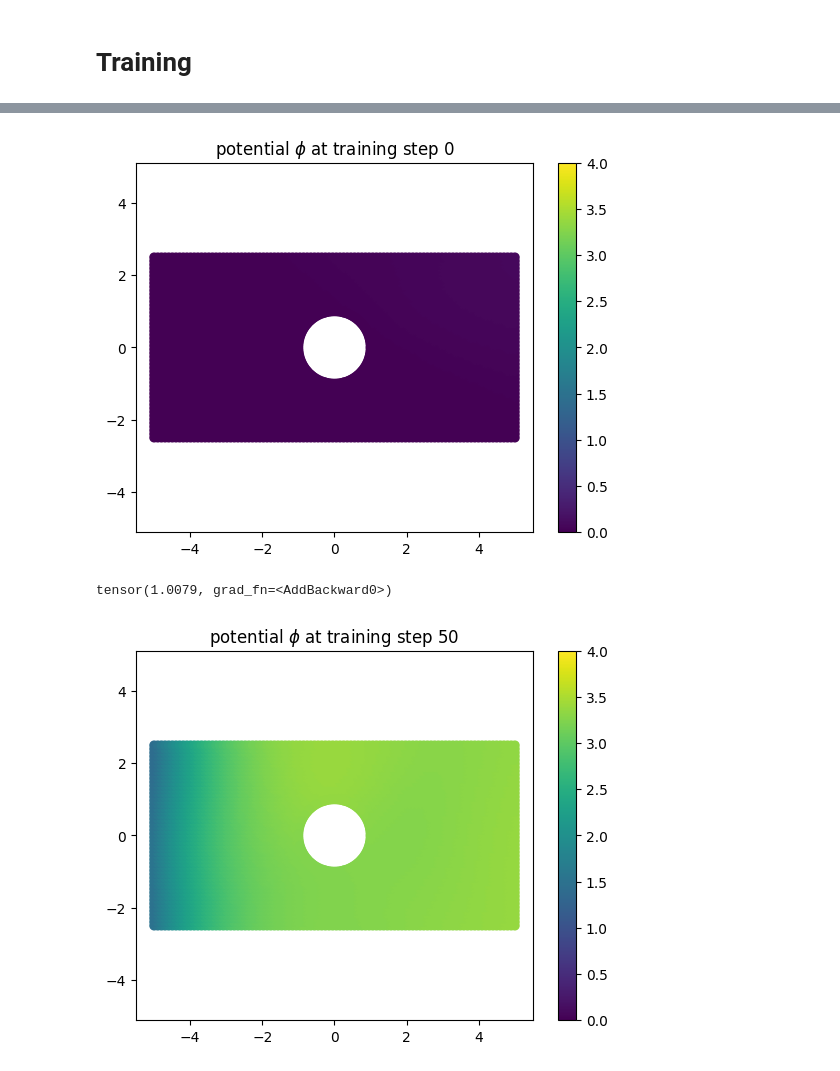
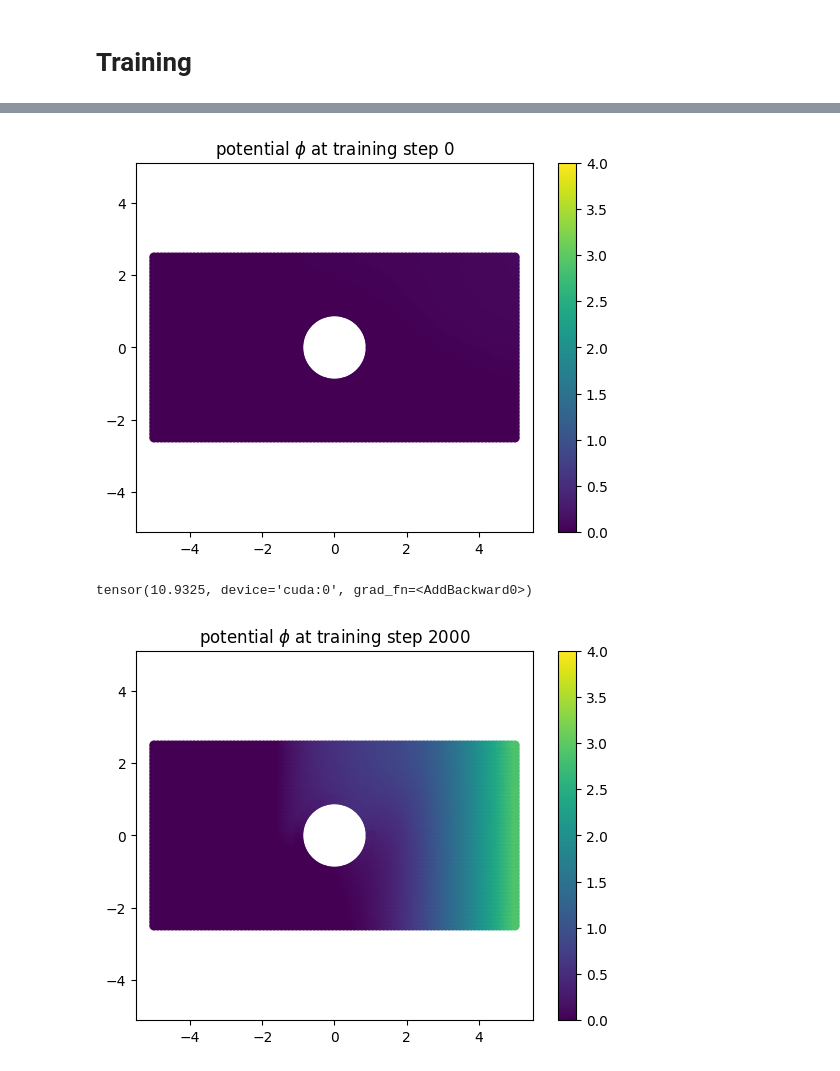
Before and after one commit to ahallback/DTU-PINN-project, a Jupyter notebook: 2D_Potential_Flow_Cylinder ahal.ipynb, the cells around one changed output, grey strips where cells are left out. Saved outputs shown, nothing was run; the diff lists cells and outputs as text; code cells hidden in the pictures.

Commit message:
Added scheduler and CUDA

```diff
--- a/2D_Potential_Flow_Cylinder ahal.ipynb
+++ b/2D_Potential_Flow_Cylinder ahal.ipynb
@@ -163,75 +158,112 @@ cylinder_normals.shape
 # %%
 normals_tensor = torch.tensor(-cylinder_normals, dtype=torch.float32)
+# %%
+# Move all to GPU if available.
+device = torch.device("cuda" if torch.cuda.is_available() else "cpu")
+
+physics_xys = physics_xys.to(device)
+
+normals_tensor = normals_tensor.to(device)
 # %%
-torch.manual_seed(123)
 
 # Define the architecture.
 pinn = FullyConnected(2, 64, 1)
+pinn.to(device)
 
 # Set optimizer
 optimizer = torch.optim.Adam(pinn.parameters(), lr=1e-3)
+scheduler = StepLR(optimizer, step_size=1000, gamma=0.95)
 
-nr_steps = 2001
+nr_steps = 50000
 
 inlet_velocity_x = 1.0
 inlet_velocity_y = 0.0
+
+outlet_velocity_x = 1.0
+outlet_velocity_y = 0.0
+
+lambda_in = 1
+lambda_out = 10
+lambda_pde = 1
+lambda_walls = 1
+lambda_cylinder = 1
+
+torch.manual_seed(123)
 
 # Training loop.
 for i in range(nr_steps):
     optimizer.zero_grad()
 
+
+
     # Get model predictions.
     pinn_pred = pinn(physics_xys)
 
-    grad_f = torch.autograd.grad(pinn_pred, physics_xys, grad_outputs=torch.ones_like(pinn_pred), create_graph=True)[0]
+    grad_f = torch.autograd.grad(
+        pinn_pred,
+        physics_xys,
+        grad_outputs=torch.ones_like(pinn_pred),
+        create_graph=True,
+    )[0]
 
     # Inlet constraint.
-    inlet_dx = grad_f[inlet_indices, 0]
-    inlet_dy = grad_f[inlet_indices, 1]
+    inlet_grad = grad_f[inlet_indices]
 
-    inlet_velocity_loss = torch.mean((inlet_dx - inlet_velocity_x)**2) + torch.mean((inlet_dy-inlet_velocity_y)**2)
+    inlet_velocity_loss = torch.mean((inlet_grad[:, 0] - inlet_velocity_x) ** 2) + torch.mean((inlet_grad[:, 1] - inlet_velocity_y)**2 )
+
+    # Outlet constraint.
+    outlet_grad = grad_f[outlet_indices]
+
+    outlet_velocity_loss = torch.mean((outlet_grad[:, 0] - outlet_velocity_x) ** 2) + torch.mean((outlet_grad[:, 1] - outlet_velocity_y)**2 )
 
     # Channel walls constraints. No flux.
-    left_wall_dy = grad_f[left_wall_indices, 1]
-    left_wall_loss = torch.mean(left_wall_dy**2) # Normal direction is (0, 1).
+    left_wall_grad = grad_f[left_wall_indices]
+    left_wall_loss = torch.mean(left_wall_grad[:, 1]**2)  # Normal direction is (0, 1).
 
-    right_wall_dy = grad_f[right_wall_indices, 1]
-    right_wall_flux = -right_wall_dy # Normal direction is (0,-1).
+    right_wall_grad = grad_f[right_wall_indices]
+    right_wall_flux = -right_wall_grad[:, 1]  # Normal direction is (0,-1).
     right_wall_loss = torch.mean(right_wall_flux**2)
 
     # Cylinder boundary constraint.
     cylinder_dx = grad_f[-cylinder_boundary_xs.shape[0]:, 0]
     cylinder_dy = grad_f[-cylinder_boundary_xs.shape[0]:, 1]
 
-    cylinder_flux = cylinder_dx * normals_tensor[:, 0] + cylinder_dy * normals_tensor[:, 1]
+    cylinder_flux = (cylinder_dx * normals_tensor[:, 0] + cylinder_dy * normals_tensor[:, 1])
 
     cylinder_flux_loss = torch.mean(cylinder_flux**2)
 
     # Compute second order derivative.
     nabla_f = torch.autograd.grad(grad_f, physics_xys, grad_outputs=torch.ones_like(grad_f), create_graph=True)[0]
 
     # PDE constraint. Laplace.
     residual = torch.sum(nabla_f, 1)
-    pde_loss = torch.mean(residual ** 2)
+    pde_loss = torch.mean(residual**2)
 
-    loss = inlet_velocity_loss + right_wall_loss + left_wall_loss + cylinder_flux_loss + pde_loss
+    loss = (
+        lambda_in*inlet_velocity_loss
+        + lambda_out*outlet_velocity_loss
+        + lambda_walls*right_wall_loss
+        + lambda_walls*left_wall_loss
+        + lambda_cylinder*cylinder_flux_loss
+        + lambda_pde*pde_loss
+    )
 
     loss.backward()
+    optimizer.step()
+    scheduler.step()
 
-    optimizer.step()
-
-    if i % 50 == 0:
-        phi = pinn(physics_xys).detach()
-        xys = physics_xys.detach().numpy()
+    if i % 2000 == 0:
+        phi = pinn(physics_xys).detach().cpu()
+        xys = physics_xys.detach().cpu().numpy()
 
         fig, ax = plt.subplots()
         m = ax.scatter(xys[:, 0], xys[:, 1], c=phi, vmin=0, vmax=4)
         cbar = plt.colorbar(m, ax=ax)
-        ax.axis('equal')
+        ax.axis("equal")
         ax.set_title(f"potential $\phi$ at training step {i}")
         plt.show()
         print(loss)
 # %% [output]
 [figure]
-tensor(1.0079, grad_fn=<AddBackward0>)
+tensor(10.9325, device='cuda:0', grad_fn=<AddBackward0>)
-[figure, old version]
+[figure, new version]
```
Also changed, not shown: parts of 4 cells of this notebook.
